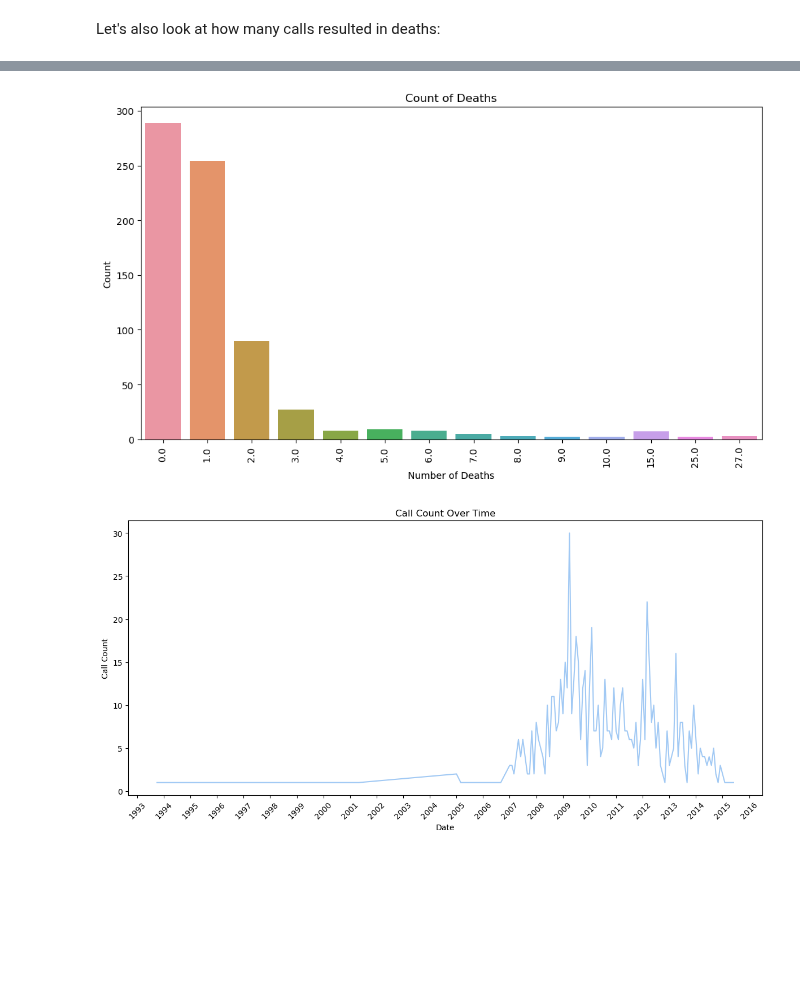
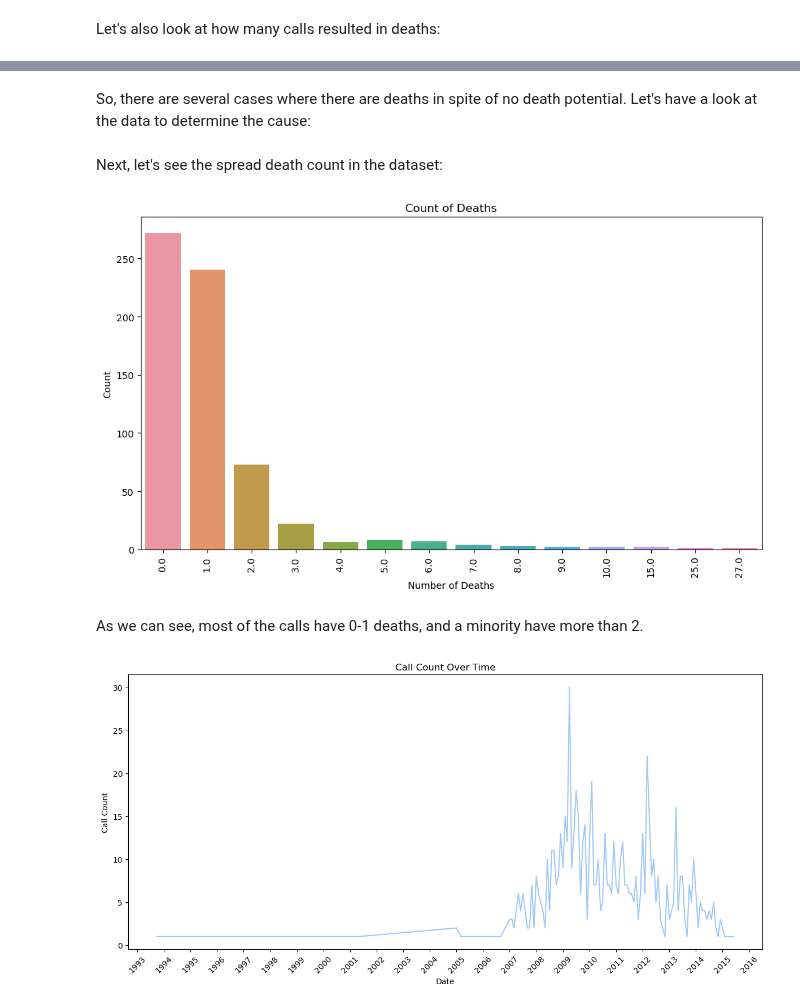
Before and after one commit to ramwtz/data-science-project, a Jupyter notebook: main.ipynb, the cells around one changed output, grey strips where cells are left out. Cells and saved outputs as stored; diff of their text form; code cells hidden in the pictures; blank space fills up the shorter version.

```diff
--- a/main.ipynb
+++ b/main.ipynb
@@ -279,15 +279,21 @@ Seems like the vast majority of the calls were not, in fact, false alarms. Which
+# %% [markdown]
+So, there are several cases where there are deaths in spite of no death potential. Let's have a look at the data to determine the cause:
+# %% [markdown]
+Next, let's see the spread death count in the dataset:
 # %%
 # Create a count plot of the 'deaths' column
 plt.figure(figsize=(10, 6))
-sns.countplot(data=df, x='deaths')
+sns.countplot(data=df_clean, x='deaths')
 plt.xlabel('Number of Deaths')
 plt.ylabel('Count')
 plt.title('Count of Deaths')
 plt.xticks(rotation=90)
 plt.tight_layout()
 plt.show()
 # %% [output]
-[figure, old version]
+[figure, new version]
+# %% [markdown]
+As we can see, most of the calls have 0-1 deaths, and a minority have more than 2.
 # %%
 # Group the data by date and count the calls for each date
 calls_by_date = df_clean.groupby('date_dt')['id'].count().reset_index()
```
Also changed, not shown: parts of 13 cells of this notebook.
